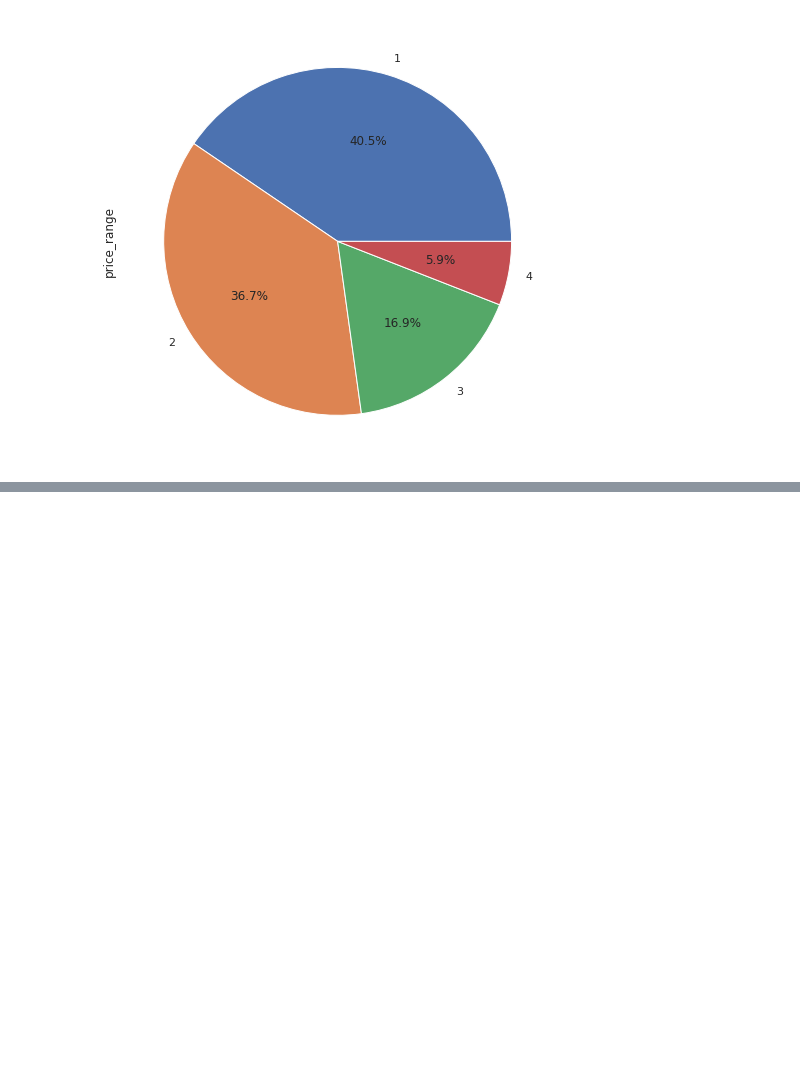
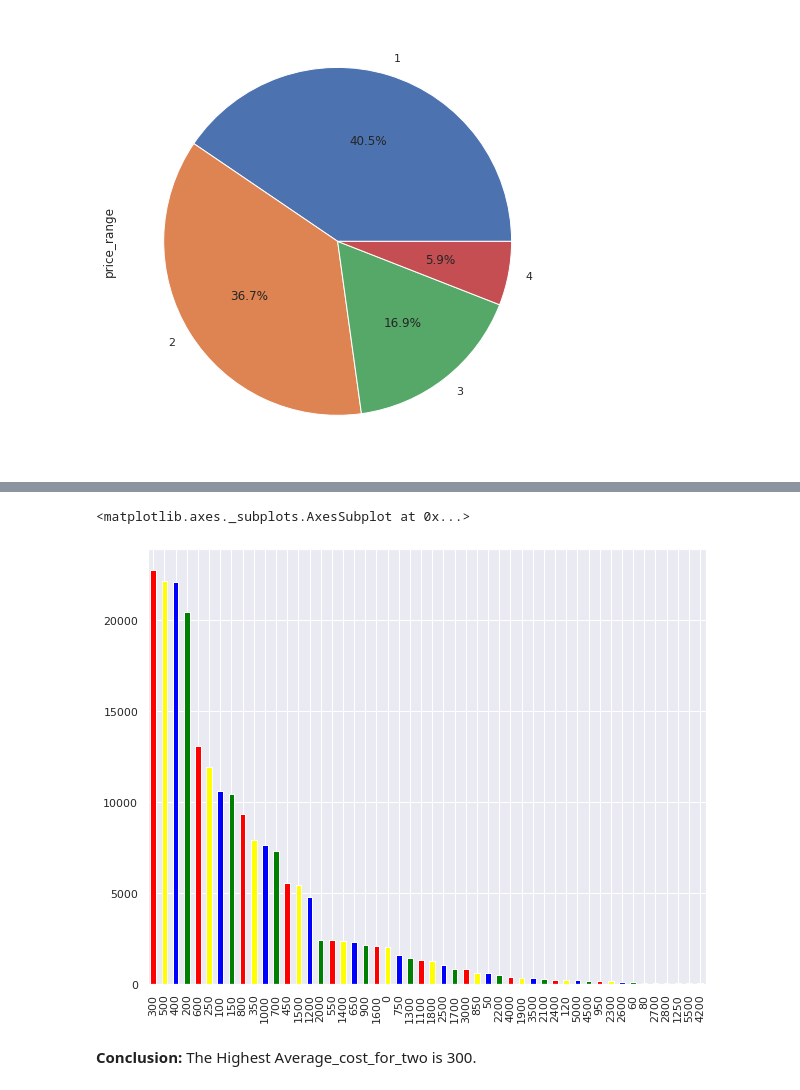
Before and after one commit to ritik105/Zomato_Analysis, a Jupyter notebook: Zomato_Analysis.ipynb, the cells around one changed output, grey strips where cells are left out. Drawn from its saved outputs; the diff is of its cells as text; code cells hidden in the pictures; blank space fills up the shorter version.

```diff
--- a/Zomato_Analysis.ipynb
+++ b/Zomato_Analysis.ipynb
@@ -306,0 +405,7 @@ df.price_range.value_counts(normalize=True).plot(kind='bar', figsize=(10,8))
+# %%
+df.average_cost_for_two.value_counts().head(50).plot(kind='bar',color=["Red","Yellow","Blue","Green"], figsize=(10,8))
+# %% [output]
+<matplotlib.axes._subplots.AxesSubplot at 0x...>
+[figure, added]
+# %% [markdown]
+**Conclusion:** The Highest Average_cost_for_two is 300.
```
Also changed, not shown: parts of 63 cells of this notebook.
